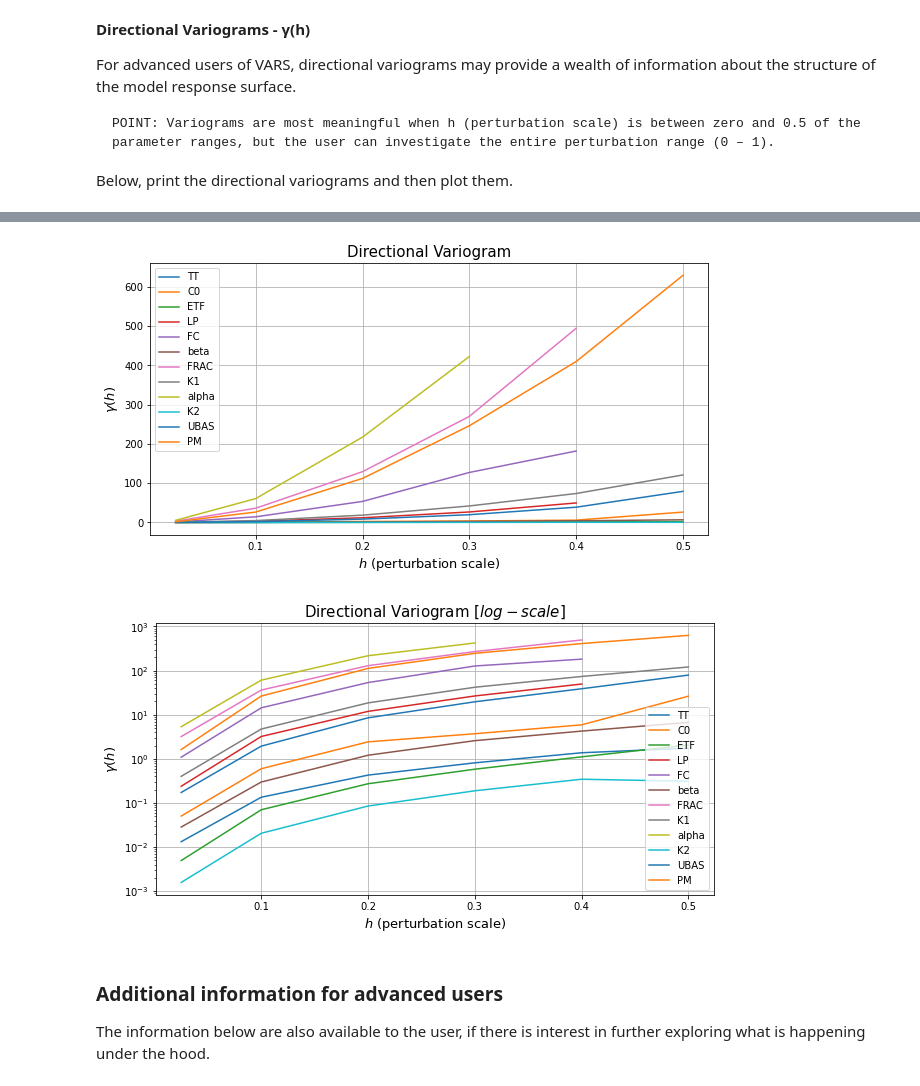
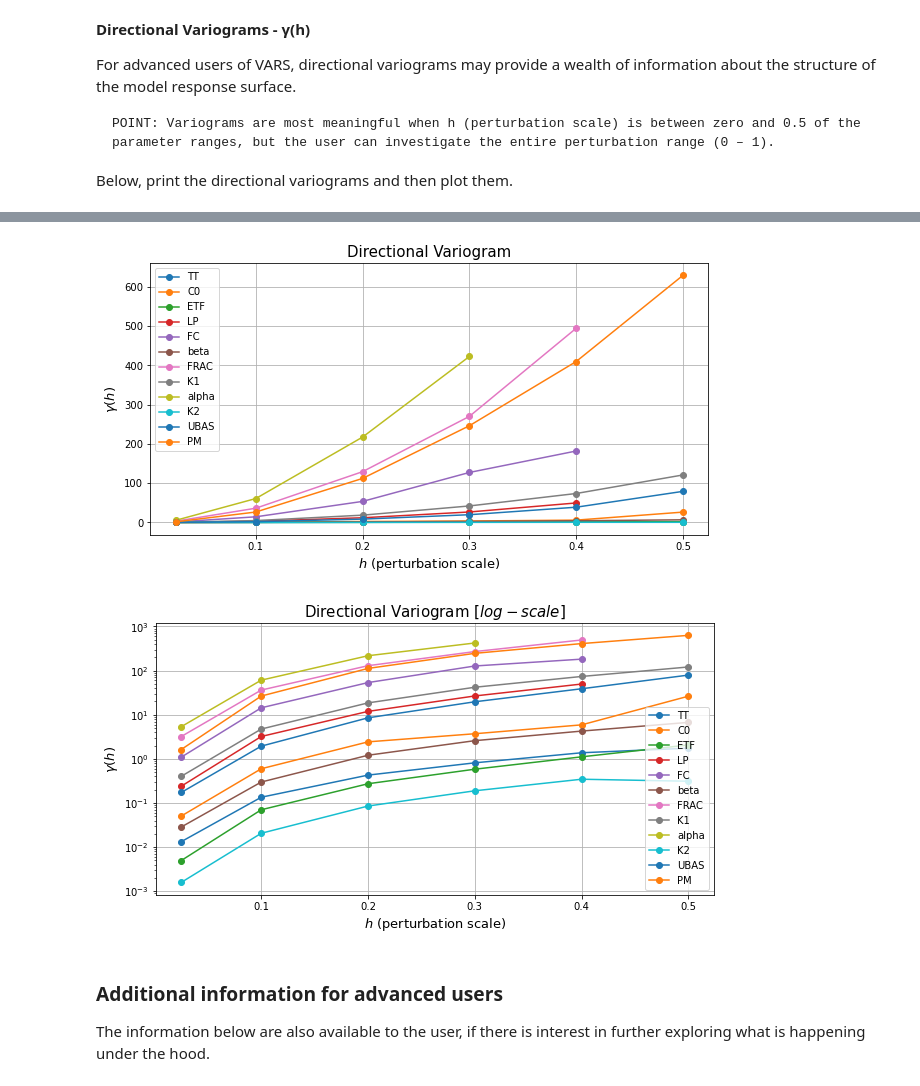
Before and after one commit to vars-tool/vars-tool, a Jupyter notebook: hbv_tutorials/8__HBV-SASK__Sensitivity Analysis_correlated_paramters.ipynb, the cells around one changed output, grey strips where cells are left out. Saved outputs shown, nothing was run; the diff lists cells and outputs as text; code cells hidden in the pictures.

```diff
--- a/hbv_tutorials/8__HBV-SASK__Sensitivity Analysis_correlated_paramters.ipynb
+++ b/hbv_tutorials/8__HBV-SASK__Sensitivity Analysis_correlated_paramters.ipynb
@@ -349,30 +380,30 @@ variograms
 # %%
 plotting_scale = 0.5 # any number between delta_h and one.
 
 matrix_y = variograms.loc[variograms.index <= plotting_scale].to_numpy()
 column_x = variograms.loc[variograms.index <= plotting_scale].index.to_numpy()
 matrix_x = np.tile(column_x, (matrix_y.shape[1], 1)).T
 
 fig_cdf = plt.figure(figsize=(10,5))
-plt.gca().plot(matrix_x, matrix_y )
+plt.gca().plot(matrix_x, matrix_y, marker='o')
 plt.gca().set_title (r'Directional Variogram', fontsize = 15)
 plt.gca().set_ylabel(r'$γ(h)$', fontsize = 13)
 plt.gca().set_xlabel(r'$h$ (perturbation scale)', fontsize=13)
 plt.gca().set_yscale('linear')
 plt.gca().legend (cols, loc='upper left', fontsize = 10)
 plt.gca().grid()
 
 fig_cdf = plt.figure(figsize=(10,5))
-plt.gca().plot(matrix_x, matrix_y )
+plt.gca().plot(matrix_x, matrix_y, marker='o')
 plt.gca().set_title (r'Directional Variogram $[log-scale]$', fontsize = 15)
 plt.gca().set_ylabel(r'$γ(h)$', fontsize = 13)
 plt.gca().set_xlabel(r'$h$ (perturbation scale)', fontsize=13)
 plt.gca().set_yscale('log')
 plt.gca().legend (cols, loc='lower right', fontsize = 10)
 plt.gca().grid()
 # %% [output]
-[figure, old version]
+[figure, new version]
-[figure, old version]
+[figure, new version]
 # %% [markdown]
 ### Additional information for advanced users
 
```
Also changed, not shown: parts of 1 cell of this notebook, 3 other files.
